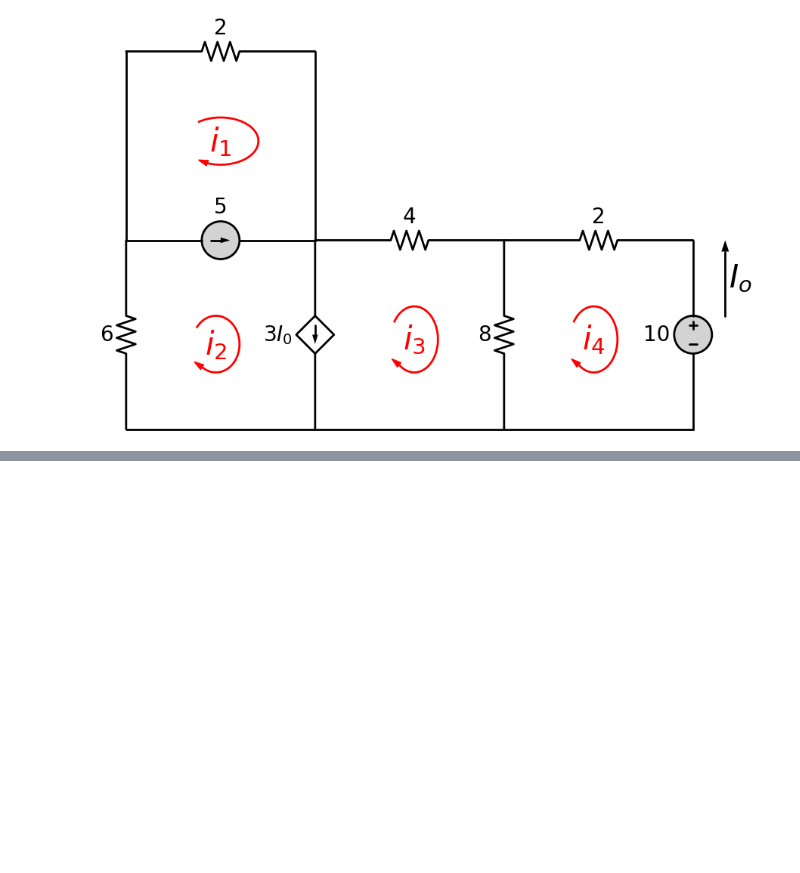
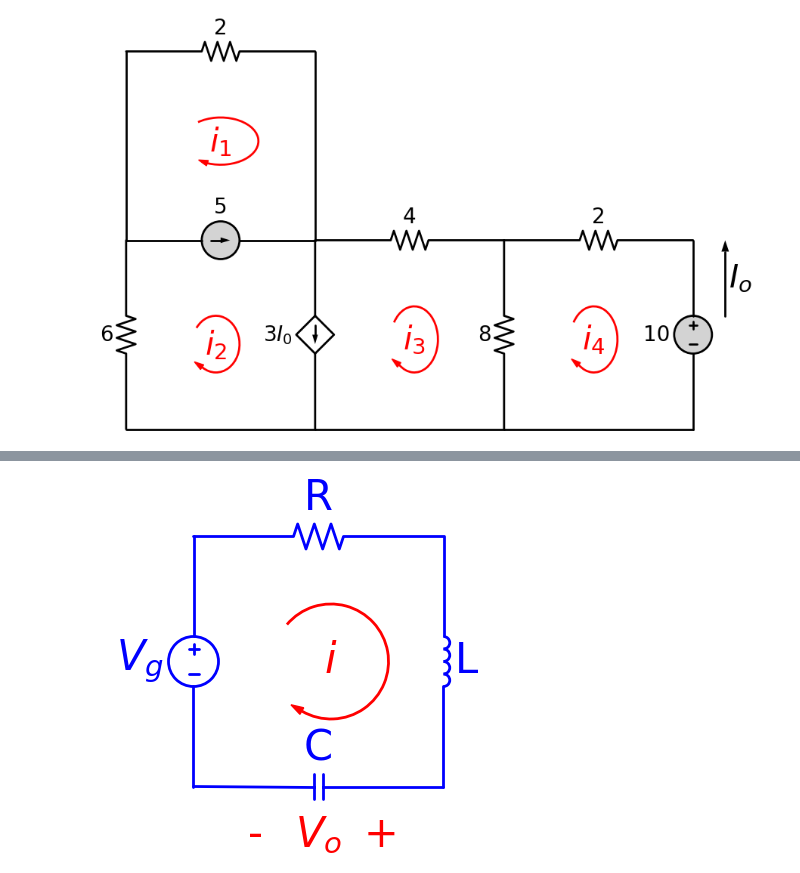
Before and after one commit to funmv/course_electricity, a Jupyter notebook: SchemDraw.ipynb, the cells around one changed output, grey strips where cells are left out. Saved outputs shown, nothing was run; the diff lists cells and outputs as text; code cells hidden in the pictures; blank space fills up the shorter version.

```diff
--- a/SchemDraw.ipynb
+++ b/SchemDraw.ipynb
@@ -434,0 +458,11 @@ with schemdraw.Drawing(fontsize=20) as d:
+# %%
+with schemdraw.Drawing(color='blue', fontsize=30) as d:
+    d.config(unit=5)
+    V1 = elm.SourceV().up().label('$V_g$')
+    R1 = elm.Resistor().right().label('R')
+    L1 = elm.Inductor().down().label('L', loc='bot')
+    R2 = elm.Capacitor().left().label('C',loc='top').label(['+','$V_o$','-'],ofst=.3, loc='bot',color='red') # , loc='bot'
+
+    elm.LoopCurrent([R1,L1,R2,V1], direction='cw', theta1=-120, theta2=140, pad=1.1).label('$i$').color('red')
+# %% [output]
+[figure, added]
```
Also changed, not shown: parts of 11 cells of this notebook.
